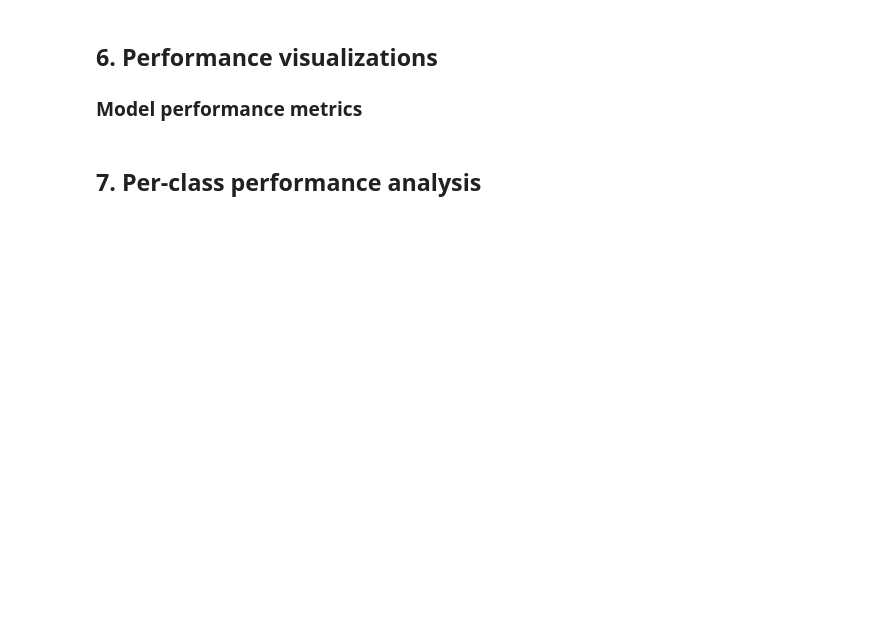
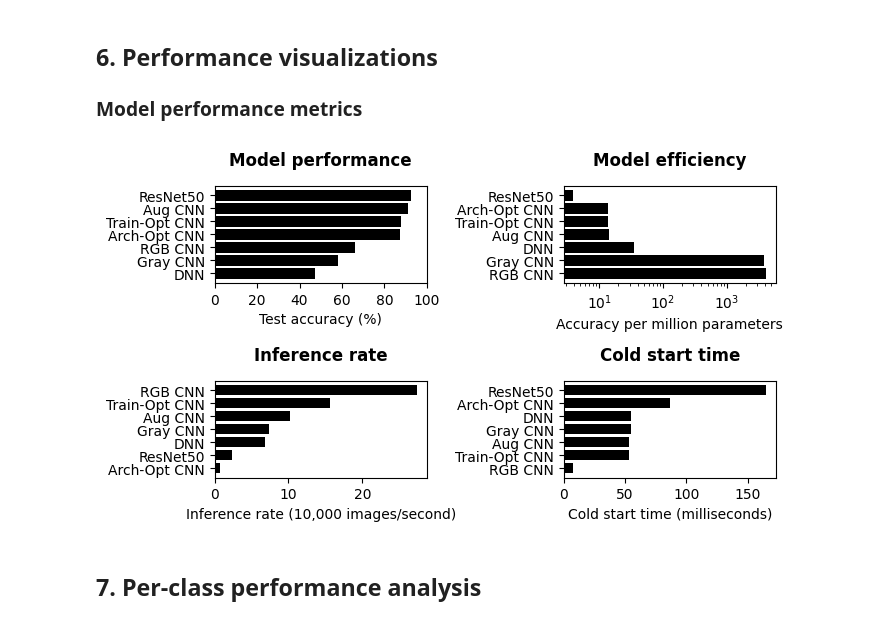
Before and after one commit to gperdrizet/CIFAR10, a Jupyter notebook: notebooks/08-results.ipynb, the cells around one changed output. Cells and saved outputs as stored; diff of their text form; code cells hidden in the pictures; blank space fills up the shorter version.

Commit message:
Added results plots to readme

```diff
--- a/notebooks/08-results.ipynb
+++ b/notebooks/08-results.ipynb
@@ -265,23 +274,20 @@ summary_df
 ### Model performance metrics
 # %%
 # Create a 2x2 subplot figure with all performance metrics
-fig, ((ax1, ax2), (ax3, ax4)) = plt.subplots(2, 2, figsize=(16, 10))
+fig, ((ax1, ax2), (ax3, ax4)) = plt.subplots(2, 2, figsize=(7, 4))
 
 # 1. Model performance comparison (Accuracy)
-ax1.set_title('Model performance comparison', fontweight='bold', fontsize=14, pad=15)
+ax1.set_title('Model performance', fontweight='bold', fontsize=12, pad=15)
 sorted_results = sorted(results, key=lambda x: x['Test accuracy (%)'])
 models_acc = [r['Model'] for r in sorted_results]
 accuracies = [r['Test accuracy (%)'] for r in sorted_results]
 bars1 = ax1.barh(models_acc, accuracies, color='black')
 
-for i, (bar, acc) in enumerate(zip(bars1, accuracies)):
-    ax1.text(acc + 0.5, i, f'{acc:.1f}%', va='center')
-
 ax1.set_xlabel('Test accuracy (%)')
 ax1.set_xlim(0, 100)
 
 # 2. Model efficiency comparison
-ax2.set_title('Model efficiency comparison', fontweight='bold', fontsize=14, pad=15)
+ax2.set_title('Model efficiency', fontweight='bold', fontsize=12, pad=15)
 
 efficiency_results = []
 
@@ -295,45 +301,40 @@ for r in results:
 
 efficiency_results = sorted(
     efficiency_results,
     key=lambda x: x['Accuracy/parameter (M)'],
     reverse=True
 )
 
 models_eff = [r['Model'] for r in efficiency_results]
 efficiencies = [r['Accuracy/parameter (M)'] for r in efficiency_results]
 bars2 = ax2.barh(models_eff, efficiencies, color='black')
 
-for i, (bar, eff) in enumerate(zip(bars2, efficiencies)):
-    ax2.text(eff + 0.5, i, f'{eff:.1f}', va='center')
-
 ax2.set_xscale('log')
 ax2.set_xlabel('Accuracy per million parameters')
 
 # 3. Inference rate comparison
-ax3.set_title('Inference rate comparison', fontweight='bold', fontsize=14, pad=15)
+ax3.set_title('Inference rate', fontweight='bold', fontsize=12, pad=15)
 sorted_by_inference = sorted(results, key=lambda x: x['Inference rate (img/s)'])
 models_inf = [r['Model'] for r in sorted_by_inference]
-inference_rates_list = [r['Inference rate (img/s)'] for r in sorted_by_inference]
+inference_rates_list = [r['Inference rate (img/s)'] / 10000 for r in sorted_by_inference]
 bars3 = ax3.barh(models_inf, inference_rates_list, color='black')
 
-for i, (bar, rate) in enumerate(zip(bars3, inference_rates_list)):
-    ax3.text(rate + 50, i, f'{rate:.0f}', va='center')
-
-ax3.set_xlabel('Inference rate (images/second)')
+ax3.set_xlabel('Inference rate (10,000 images/second)')
 
 # 4. Cold start time comparison
-ax4.set_title('Cold start time comparison', fontweight='bold', fontsize=14, pad=15)
+ax4.set_title('Cold start time', fontweight='bold', fontsize=12, pad=15)
 sorted_by_cold_start = sorted(results, key=lambda x: x['Cold start (ms)'])
 models_cold = [r['Model'] for r in sorted_by_cold_start]
 cold_start_list = [r['Cold start (ms)'] for r in sorted_by_cold_start]
 bars4 = ax4.barh(models_cold, cold_start_list, color='black')
 
-for i, (bar, time_ms) in enumerate(zip(bars4, cold_start_list)):
-    ax4.text(time_ms + 1, i, f'{time_ms:.1f}', va='center')
 ax4.set_xlabel('Cold start time (milliseconds)')
 
 plt.tight_layout()
+plt.savefig(config.DOCS_DIR / 'assets' / 'model_metrics.png', dpi=150, bbox_inches='tight')
 plt.show()
+# %% [output]
+[figure, added]
 # %% [markdown]
 ## 7. Per-class performance analysis
 # %%
```
Also changed, not shown: parts of 6 cells of this notebook, 4 other files.
